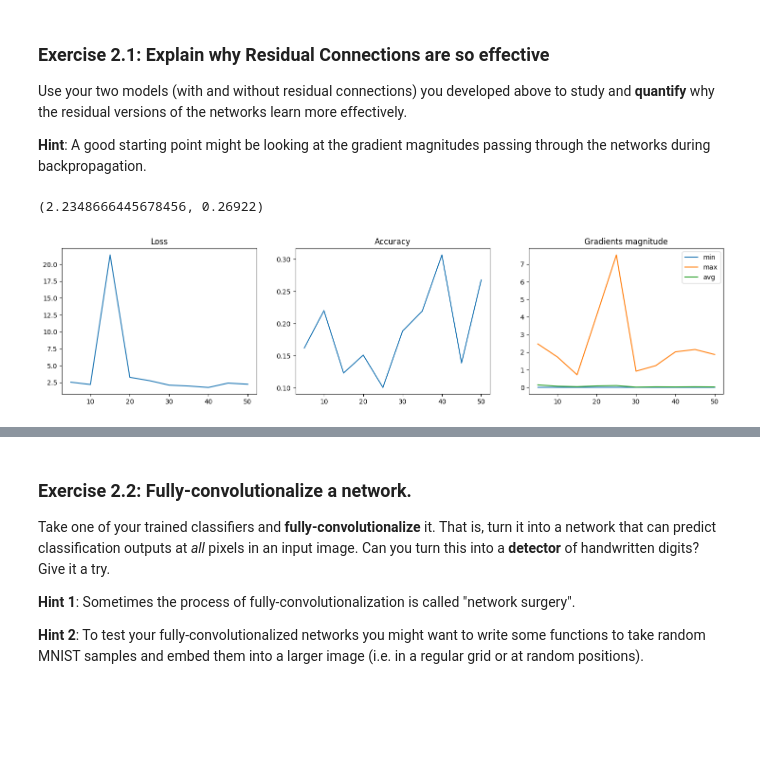
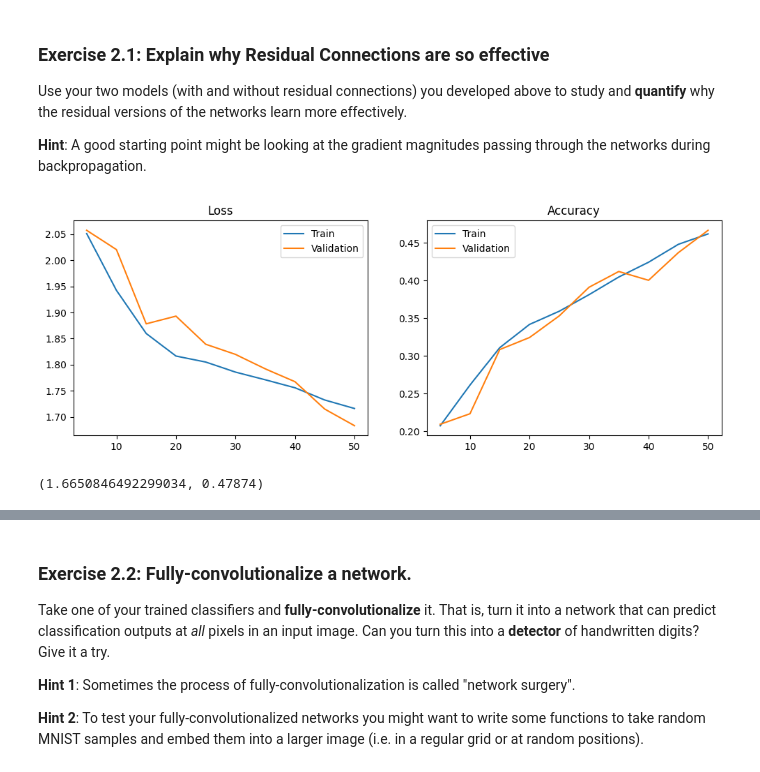
Before and after one commit to Cascetto/dla_labs, a Jupyter notebook: Lab1-CNNs.ipynb, the cells around one changed output, grey strips where cells are left out. Saved outputs shown, nothing was run; the diff lists cells and outputs as text; code cells hidden in the pictures; blank space fills up the shorter version.

```diff
--- a/Lab1-CNNs.ipynb
+++ b/Lab1-CNNs.ipynb
@@ -35,6 +35,10 @@ import torch.nn as nn
 import torch.nn.functional as F
 import torchvision.transforms as transforms
 import wandb
+from tqdm import tqdm
+
+USE_PRETRAINED = False
+# USE_PRETRAINED = True # commenta per fare training da 0
 
 device = 'cuda' if torch.cuda.is_available() else 'cpu'
 print(device)
@@ -301,2 +304,0 @@ l, a, _, _, _ = training(mlp, dl_train, dl_val, loss, opt, epochs, freq, False,
-# %%
-plot_training_result_no_grad(l, a, freq)
@@ -382,9 +385,11 @@ Files already downloaded and verified
 Files already downloaded and verified
 # %%
 cnn = CNN(1).to(device)
-loss = F.cross_entropy
-opt = torch.optim.Adam(cnn.parameters(), lr=0.001)
-l, a, _, _, _= training(cnn, cifar_dl_train, cifar_dl_val, loss, opt, epochs, freq, False, False)
-plot_training_result_no_grad(l, a, freq)
-print(validation(cnn, cifar_dl_test, loss))
+if not USE_PRETRAINED:
+    loss = F.cross_entropy
+    opt = torch.optim.SGD(cnn.parameters(), lr=0.001, weight_decay=0.1)
+    freq = 5
+    lt, at, lv, av, _ = training(cnn, cifar_dl_train, cifar_dl_val, loss, opt, epochs, freq, False)
+    torch.save(cnn.state_dict(), "weights/lab1_cnn.pth")
+    plot_training_result(lt, at, lv, av, freq)
 # %% [output]
@@ -401,22 +411,20 @@ Use your two models (with and without residual connections) you developed above
 
 **Hint**: A good starting point might be looking at the gradient magnitudes passing through the networks during backpropagation.
 # %%
-width = 32
-depth = 20
-validation_freq = 5
-
 cnn = CNN(10).to(device)
-loss = F.cross_entropy
-opt = torch.optim.Adam(cnn.parameters(), lr=0.001)
-# wandb.init(project="DLA LAB 1 2.1", config={
-#     "architecture": "cnn",
-#     "depth": depth,
-#     "dataset": "cifar10"
-# })
-l, a, min_g, max_g, avg_g = training(cnn, cifar_dl_train, cifar_dl_val, loss, opt, epochs, validation_freq, False, False)
-# wandb.finish()
-plot_training_result(l, a, min_g, max_g, avg_g, freq)
-print(validation(cnn, cifar_dl_test, loss))
+if not USE_PRETRAINED:
+    loss = F.cross_entropy
+    opt = torch.optim.SGD(cnn.parameters(), lr=0.001, weight_decay=0.1)
+    freq = 5
+    # wandb.init(project="DLA LAB 1 2.1", config={
+    #     "architecture": "cnn",
+    #     "depth": depth,
+    #     "dataset": "cifar10"
+    # })
+    epochs = 50
+    lt, at, lv, av, grads = training(cnn, cifar_dl_train, cifar_dl_val, loss, opt, epochs, freq, False)
+    # wandb.finish()
+    plot_training_result(lt, at, lv, av, freq)
+    torch.save(cnn.state_dict(), "weights/lab1.1_cnn.pth")
 # %% [output]
-(2.2348666445678456, 0.26922)
-[figure, old version]
+[figure, new version]
@@ -424,0 +431,6 @@ torch.save(cnn.state_dict(), "lab2.1_cnn.pth")
+# %%
+if USE_PRETRAINED:
+    cnn.load_state_dict(torch.load("weights/lab1.1_cnn.pth"))
+print(validation(cnn, cifar_dl_test, loss))
+# %% [output]
+(1.6650846492299034, 0.47874)
```
Also changed, not shown: parts of 21 cells of this notebook, 4 other files.
